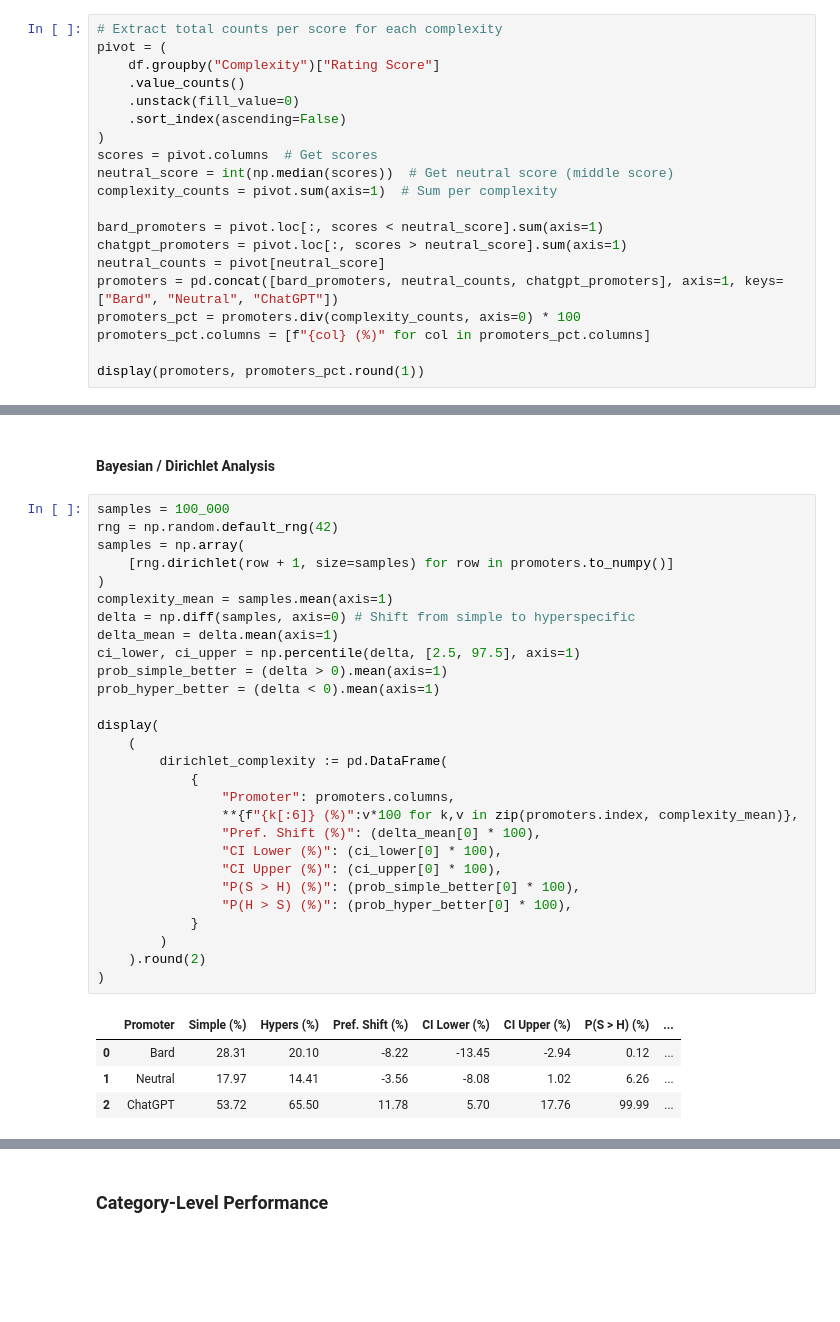
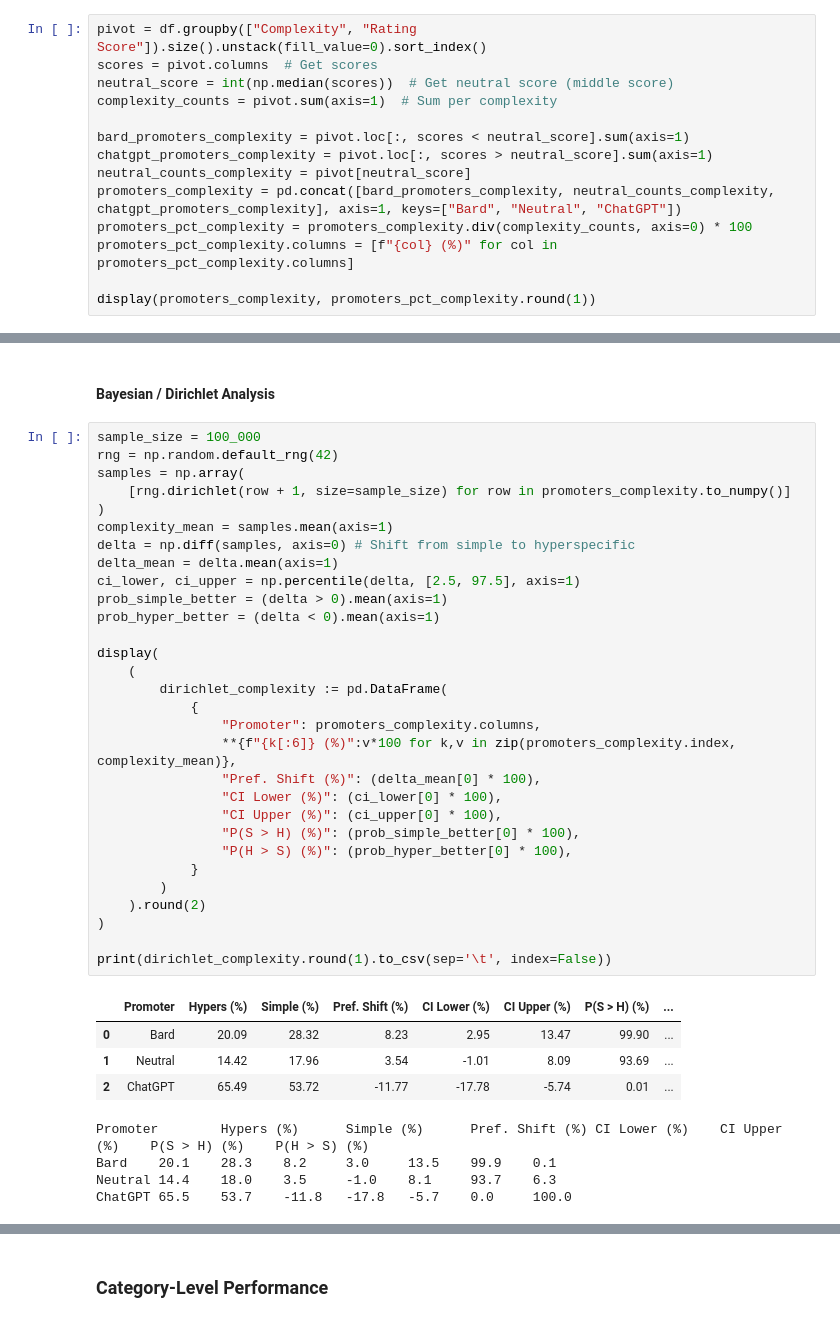
Before and after one commit to aswyatt/DA-Python, a Jupyter notebook: Interview/Data Analysis 1/Human Eval Bard.ipynb, the cells around one changed output, grey strips where cells are left out. Cells and saved outputs as stored; diff of their text form; blank space fills up the shorter version.

Commit message:
Add Dirichlet analysis for categories

```diff
--- a/Interview/Data Analysis 1/Human Eval Bard.ipynb
+++ b/Interview/Data Analysis 1/Human Eval Bard.ipynb
@@ -473,25 +485,19 @@ Preference Score (#>4 minus #<4):       18
 
 Extract data according to complexity (Hyperspecific or simple) and compare performance
 # %%
-# Extract total counts per score for each complexity
-pivot = (
-    df.groupby("Complexity")["Rating Score"]
-    .value_counts()
-    .unstack(fill_value=0)
-    .sort_index(ascending=False)
-)
+pivot = df.groupby(["Complexity", "Rating Score"]).size().unstack(fill_value=0).sort_index()
 scores = pivot.columns  # Get scores
 neutral_score = int(np.median(scores))  # Get neutral score (middle score)
 complexity_counts = pivot.sum(axis=1)  # Sum per complexity
 
-bard_promoters = pivot.loc[:, scores < neutral_score].sum(axis=1)
-chatgpt_promoters = pivot.loc[:, scores > neutral_score].sum(axis=1)
-neutral_counts = pivot[neutral_score]
-promoters = pd.concat([bard_promoters, neutral_counts, chatgpt_promoters], axis=1, keys=["Bard", "Neutral", "ChatGPT"])
-promoters_pct = promoters.div(complexity_counts, axis=0) * 100
-promoters_pct.columns = [f"{col} (%)" for col in promoters_pct.columns]
+bard_promoters_complexity = pivot.loc[:, scores < neutral_score].sum(axis=1)
+chatgpt_promoters_complexity = pivot.loc[:, scores > neutral_score].sum(axis=1)
+neutral_counts_complexity = pivot[neutral_score]
+promoters_complexity = pd.concat([bard_promoters_complexity, neutral_counts_complexity, chatgpt_promoters_complexity], axis=1, keys=["Bard", "Neutral", "ChatGPT"])
+promoters_pct_complexity = promoters_complexity.div(complexity_counts, axis=0) * 100
+promoters_pct_complexity.columns = [f"{col} (%)" for col in promoters_pct_complexity.columns]
 
-display(promoters, promoters_pct.round(1))
+display(promoters_complexity, promoters_pct_complexity.round(1))
 # %% [output]
 |  | Bard | Neutral | ChatGPT |
 | Complexity |  |  |  |
@@ -560,35 +566,41 @@ plt.show()
 # %% [markdown]
 #### Bayesian / Dirichlet Analysis
 # %%
-samples = 100_000
+sample_size = 100_000
 rng = np.random.default_rng(42)
 samples = np.array(
-    [rng.dirichlet(row + 1, size=samples) for row in promoters.to_numpy()]
+    [rng.dirichlet(row + 1, size=sample_size) for row in promoters_complexity.to_numpy()]
 )
 complexity_mean = samples.mean(axis=1)
 delta = np.diff(samples, axis=0) # Shift from simple to hyperspecific
 delta_mean = delta.mean(axis=1)
 ci_lower, ci_upper = np.percentile(delta, [2.5, 97.5], axis=1)
 prob_simple_better = (delta > 0).mean(axis=1)
 prob_hyper_better = (delta < 0).mean(axis=1)
 
 display(
     (
         dirichlet_complexity := pd.DataFrame(
             {
-                "Promoter": promoters.columns,
-                **{f"{k[:6]} (%)":v*100 for k,v in zip(promoters.index, complexity_mean)},
+                "Promoter": promoters_complexity.columns,
+                **{f"{k[:6]} (%)":v*100 for k,v in zip(promoters_complexity.index, complexity_mean)},
                 "Pref. Shift (%)": (delta_mean[0] * 100),
                 "CI Lower (%)": (ci_lower[0] * 100),
                 "CI Upper (%)": (ci_upper[0] * 100),
                 "P(S > H) (%)": (prob_simple_better[0] * 100),
                 "P(H > S) (%)": (prob_hyper_better[0] * 100),
             }
         )
     ).round(2)
 )
+
+print(dirichlet_complexity.round(1).to_csv(sep='\t', index=False))
 # %% [output]
-|  | Promoter | Simple (%) | Hypers (%) | Pref. Shift (%) | CI Lower (%) | CI Upper (%) | P(S > H) (%) | ... |
-| 0 | Bard | 28.31 | 20.10 | -8.22 | -13.45 | -2.94 | 0.12 | ... |
-| 1 | Neutral | 17.97 | 14.41 | -3.56 | -8.08 | 1.02 | 6.26 | ... |
-| 2 | ChatGPT | 53.72 | 65.50 | 11.78 | 5.70 | 17.76 | 99.99 | ... |
+|  | Promoter | Hypers (%) | Simple (%) | Pref. Shift (%) | CI Lower (%) | CI Upper (%) | P(S > H) (%) | ... |
+| 0 | Bard | 20.09 | 28.32 | 8.23 | 2.95 | 13.47 | 99.90 | ... |
+| 1 | Neutral | 14.42 | 17.96 | 3.54 | -1.01 | 8.09 | 93.69 | ... |
+| 2 | ChatGPT | 65.49 | 53.72 | -11.77 | -17.78 | -5.74 | 0.01 | ... |
+Promoter        Hypers (%)      Simple (%)      Pref. Shift (%) CI Lower (%)    CI Upper (%)    P(S > H) (%)    P(H > S) (%)
+Bard    20.1    28.3    8.2     3.0     13.5    99.9    0.1
+Neutral 14.4    18.0    3.5     -1.0    8.1     93.7    6.3
+ChatGPT 65.5    53.7    -11.8   -17.8   -5.7    0.0     100.0
```
Also changed, not shown: parts of 17 cells of this notebook.
